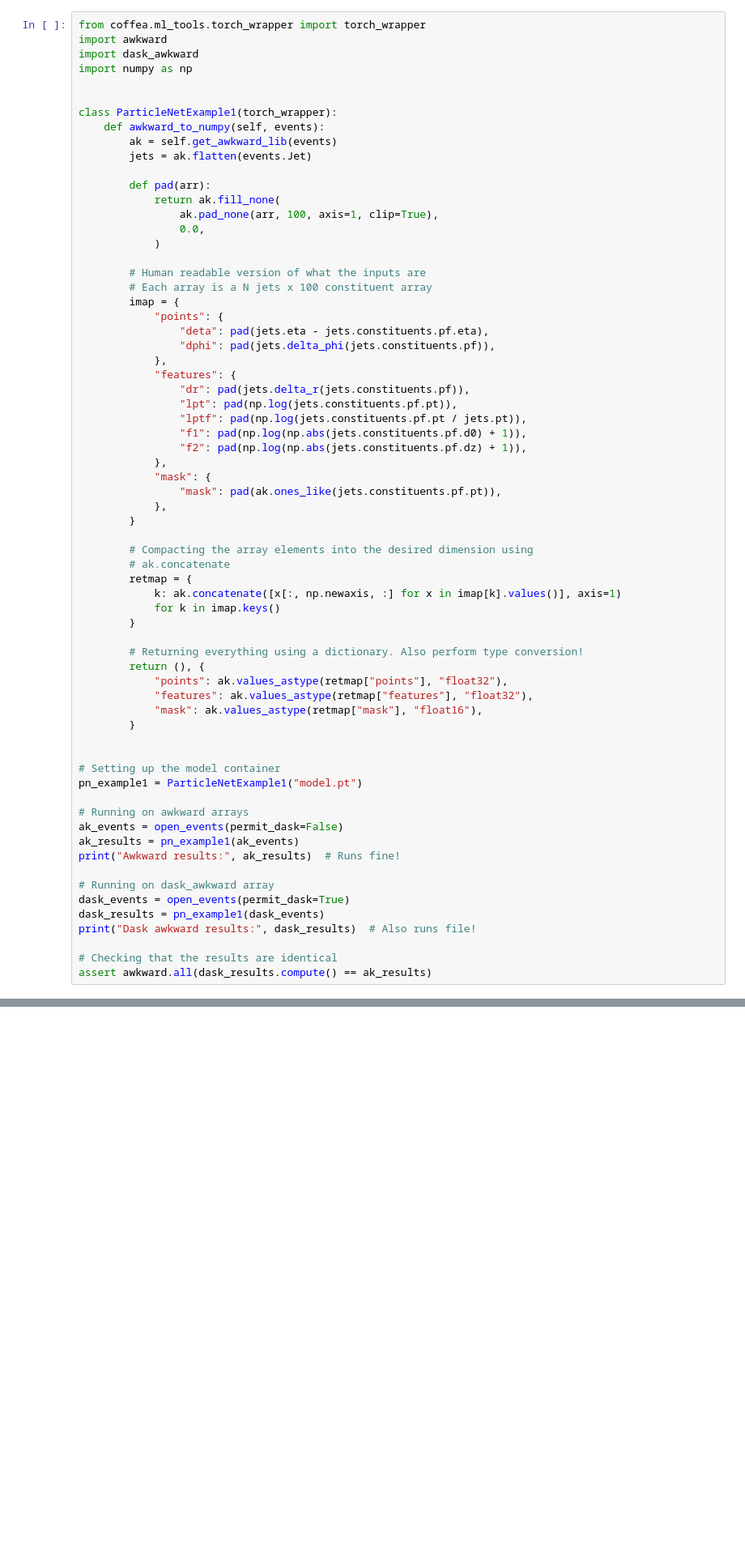
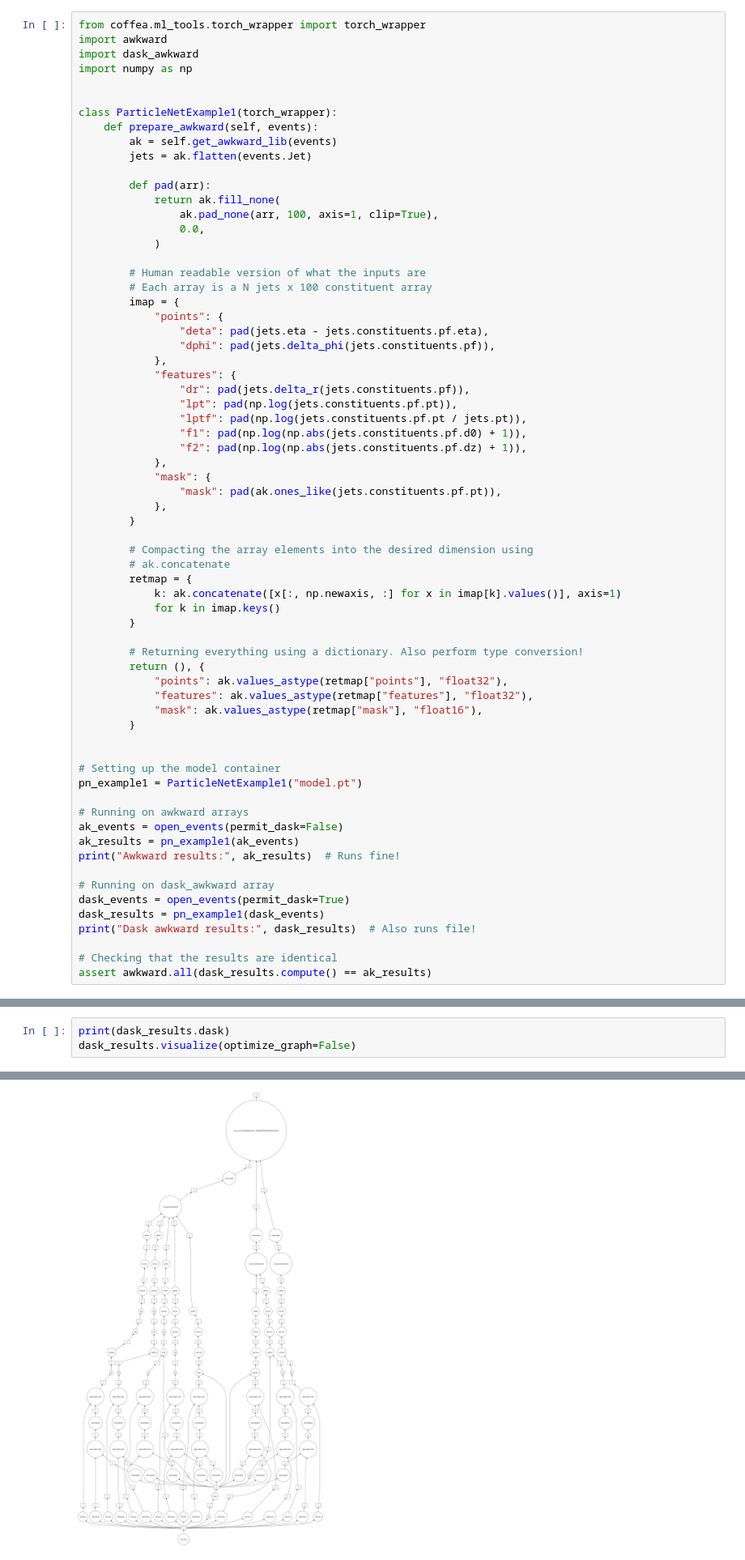
Before and after one commit to CoffeaTeam/coffea, a Jupyter notebook: binder/mltools.ipynb, the cells around one changed output, grey strips where cells are left out. Shown at 81% size. Cells and saved outputs as stored; diff of their text form; blank space fills up the shorter version.

Commit message:
Changed function name for better parity between the 2 user defined functions. Added better dask-awkward description in the example notebook

```diff
--- a/binder/mltools.ipynb
+++ b/binder/mltools.ipynb
@@ -108,7 +108,7 @@ import numpy as np
 
 
 class ParticleNetExample1(torch_wrapper):
-    def awkward_to_numpy(self, events):
+    def prepare_awkward(self, events):
         ak = self.get_awkward_lib(events)
         jets = ak.flatten(events.Jet)
 
@@ -303,0 +311,4 @@ dask.awkward<MLresults, npartitions=1>
+# %%
+print(dask_results.dask)
+dask_results.visualize(optimize_graph=False)
+# %% [output]
@@ -303,0 +332 @@ dask.awkward<MLresults, npartitions=1>
+[figure, added]
```
Also changed, not shown: parts of 10 cells of this notebook, 2 other files.
